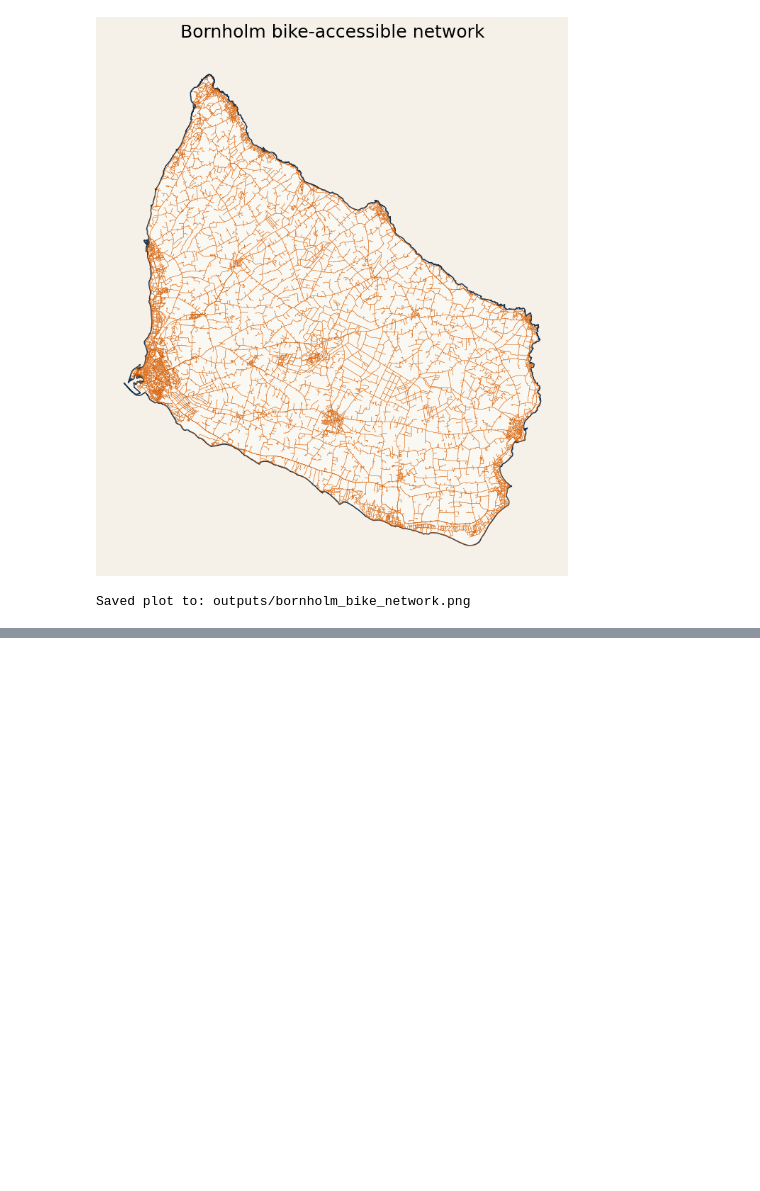
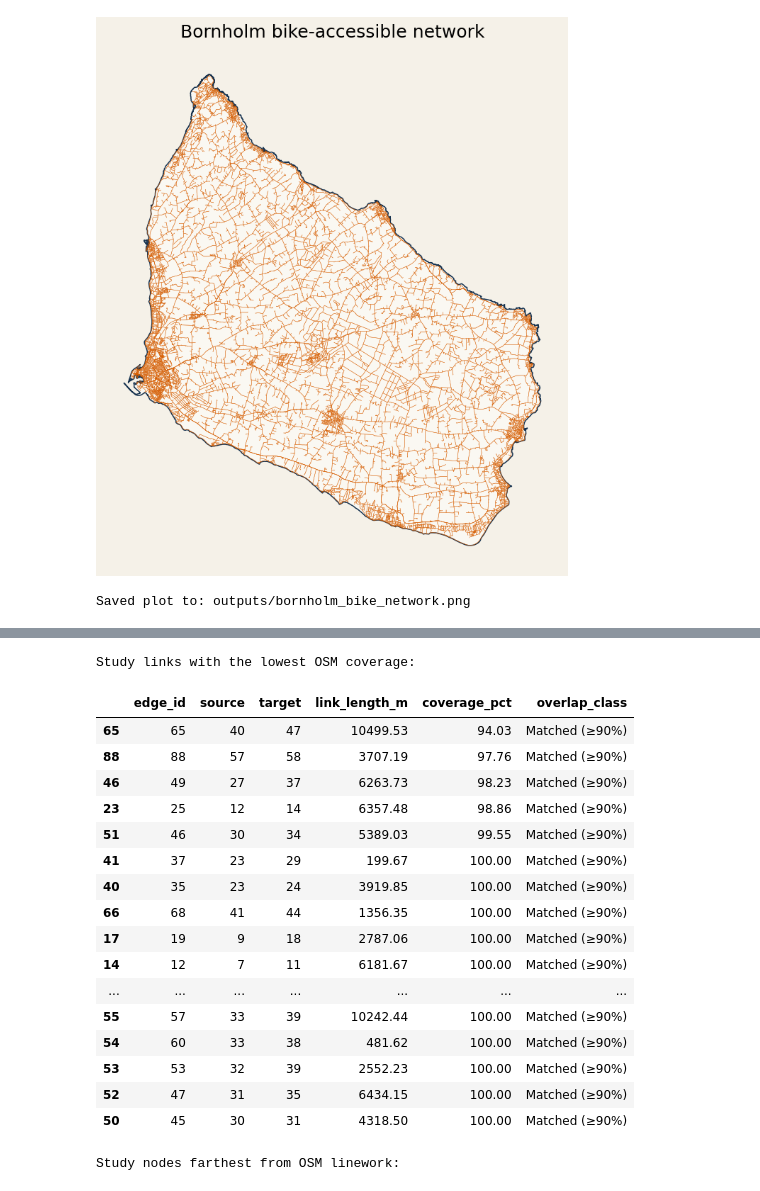
Before and after one commit to AstridArh/bike_safety, a Jupyter notebook: osm_data_exploration/bike_network.ipynb, the cells around one changed output, grey strips where cells are left out. Cells and saved outputs as stored; diff of their text form; code cells hidden in the pictures; blank space fills up the shorter version.

```diff
--- a/osm_data_exploration/bike_network.ipynb
+++ b/osm_data_exploration/bike_network.ipynb
@@ -186,0 +266,8 @@ Saved plot to: outputs/bornholm_bike_network.png
+# %%
+with lzma.open(STUDY_GRAPH_PATH, "rb") as file:
+    study_graph = pickle.load(file)
+
+print(study_graph.summary())
+print("Directed:", study_graph.is_directed())
+print("Vertex attributes:", study_graph.vs.attribute_names())
+print("Edge attributes:", study_graph.es.attribute_names())
@@ -186,0 +547,40 @@ Saved plot to: outputs/bornholm_bike_network.png
+# %%
+link_columns = [
+    column
+    for column in ["edge_id", "source", "target", "link_length_m", "coverage_pct", "overlap_class"]
+    if column in study_edges.columns
+]
+lowest_coverage_links = study_edges[link_columns].sort_values("coverage_pct").head(20)
+farthest_nodes = (
+    study_nodes.drop(columns="geometry")
+    .sort_values("distance_to_osm_m", ascending=False)
+    .head(20)
+)
+
+lowest_coverage_links.to_csv(OUTPUT_DIR / "lowest_coverage_links.csv", index=False)
+farthest_nodes.to_csv(OUTPUT_DIR / "farthest_nodes_from_osm.csv", index=False)
+
+print("Study links with the lowest OSM coverage:")
+display(lowest_coverage_links.round(2))
+print("Study nodes farthest from OSM linework:")
+display(farthest_nodes.round(2))
+# %% [output]
+Study links with the lowest OSM coverage:
+|  | edge_id | source | target | link_length_m | coverage_pct | overlap_class |
+| 65 | 65 | 40 | 47 | 10499.53 | 94.03 | Matched (≥90%) |
+| 88 | 88 | 57 | 58 | 3707.19 | 97.76 | Matched (≥90%) |
+| 46 | 49 | 27 | 37 | 6263.73 | 98.23 | Matched (≥90%) |
+| 23 | 25 | 12 | 14 | 6357.48 | 98.86 | Matched (≥90%) |
+| 51 | 46 | 30 | 34 | 5389.03 | 99.55 | Matched (≥90%) |
+| 41 | 37 | 23 | 29 | 199.67 | 100.00 | Matched (≥90%) |
+| 40 | 35 | 23 | 24 | 3919.85 | 100.00 | Matched (≥90%) |
+| 66 | 68 | 41 | 44 | 1356.35 | 100.00 | Matched (≥90%) |
+| 17 | 19 | 9 | 18 | 2787.06 | 100.00 | Matched (≥90%) |
+| 14 | 12 | 7 | 11 | 6181.67 | 100.00 | Matched (≥90%) |
+| ... | ... | ... | ... | ... | ... | ... |
+| 55 | 57 | 33 | 39 | 10242.44 | 100.00 | Matched (≥90%) |
+| 54 | 60 | 33 | 38 | 481.62 | 100.00 | Matched (≥90%) |
+| 53 | 53 | 32 | 39 | 2552.23 | 100.00 | Matched (≥90%) |
+| 52 | 47 | 31 | 35 | 6434.15 | 100.00 | Matched (≥90%) |
+| 50 | 45 | 30 | 31 | 4318.50 | 100.00 | Matched (≥90%) |
+Study nodes farthest from OSM linework:
```
Also changed, not shown: parts of 17 cells of this notebook, 8 other files.
